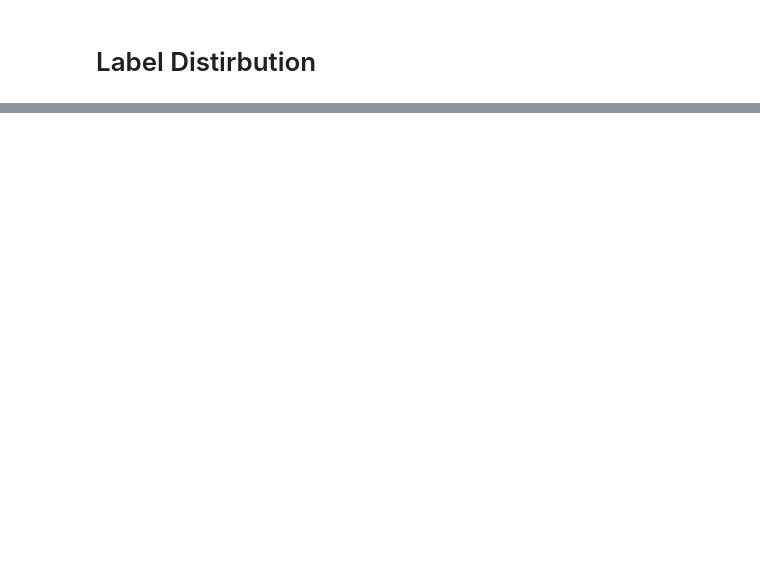
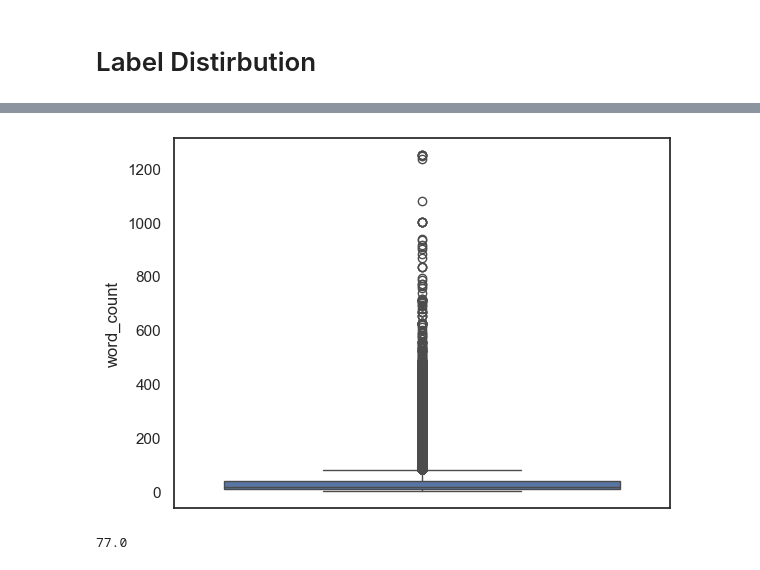
Before and after one commit to gkukse/Toxic-Comment-Classification, a Jupyter notebook: EDA.ipynb, the cells around one changed output, grey strips where cells are left out. Saved outputs shown, nothing was run; the diff lists cells and outputs as text; code cells hidden in the pictures; blank space fills up the shorter version.

```diff
--- a/EDA.ipynb
+++ b/EDA.ipynb
@@ -175,0 +236,2 @@ train.drop(columns=['id', 'comment_text']).sum() / train.shape[0] * 100
+# %%
+train['word_count'] = train['comment_text'].apply(lambda x: len(x.split(" ")))
@@ -175,0 +250,10 @@ train.drop(columns=['id', 'comment_text']).sum() / train.shape[0] * 100
+# %%
+sns.boxplot(train['word_count'])
+plt.show()
+# %% [output]
+[figure, added]
+# %%
+threshold = train['word_count'].quantile(0.9)
+threshold
+# %% [output]
+77.0
```
Also changed, not shown: parts of 52 cells of this notebook, 2 other files.
